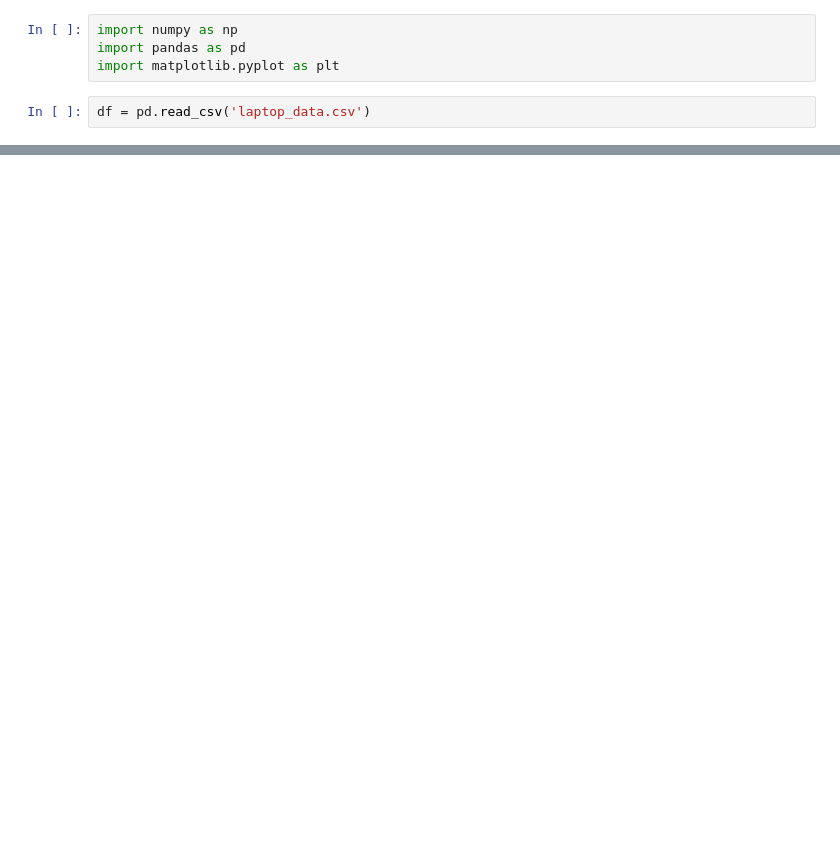
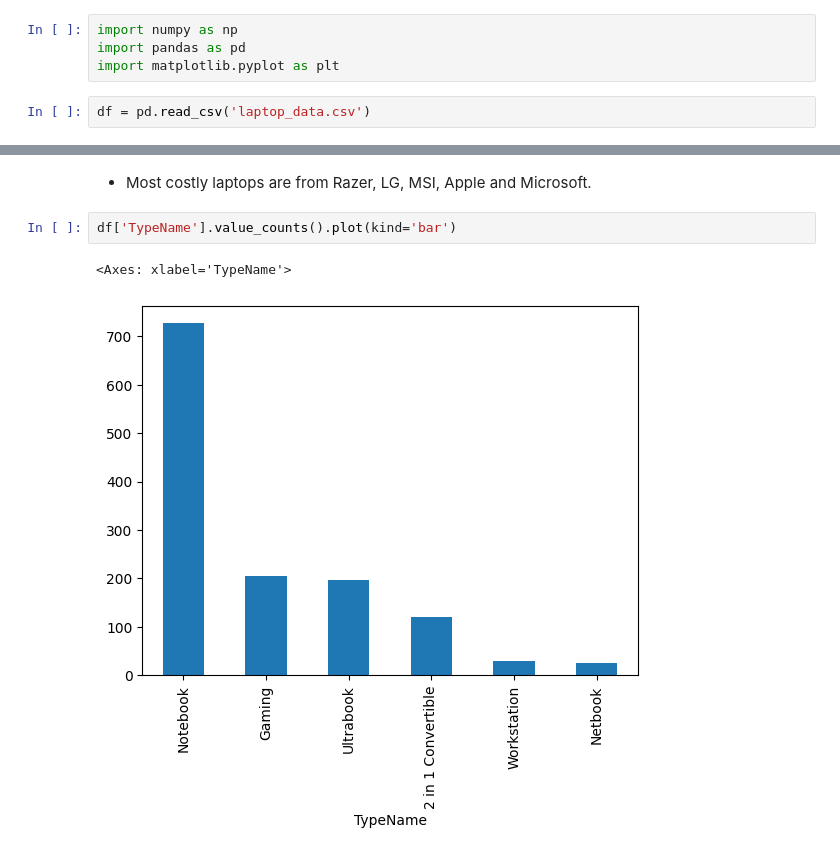
Before and after one commit to shahbhavya7/SpectraPrice, a Jupyter notebook: experiments.ipynb, the cells around one changed output, grey strips where cells are left out. Drawn from its saved outputs; the diff is of its cells as text; blank space fills up the shorter version.

```diff
--- a/experiments.ipynb
+++ b/experiments.ipynb
@@ -15,0 +133,7 @@ df.head()
+# %% [markdown]
+- Most costly laptops are from Razer, LG, MSI, Apple and Microsoft.
+# %%
+df['TypeName'].value_counts().plot(kind='bar')
+# %% [output]
+<Axes: xlabel='TypeName'>
+[figure, added]
```
Also changed, not shown: parts of 41 cells of this notebook.
